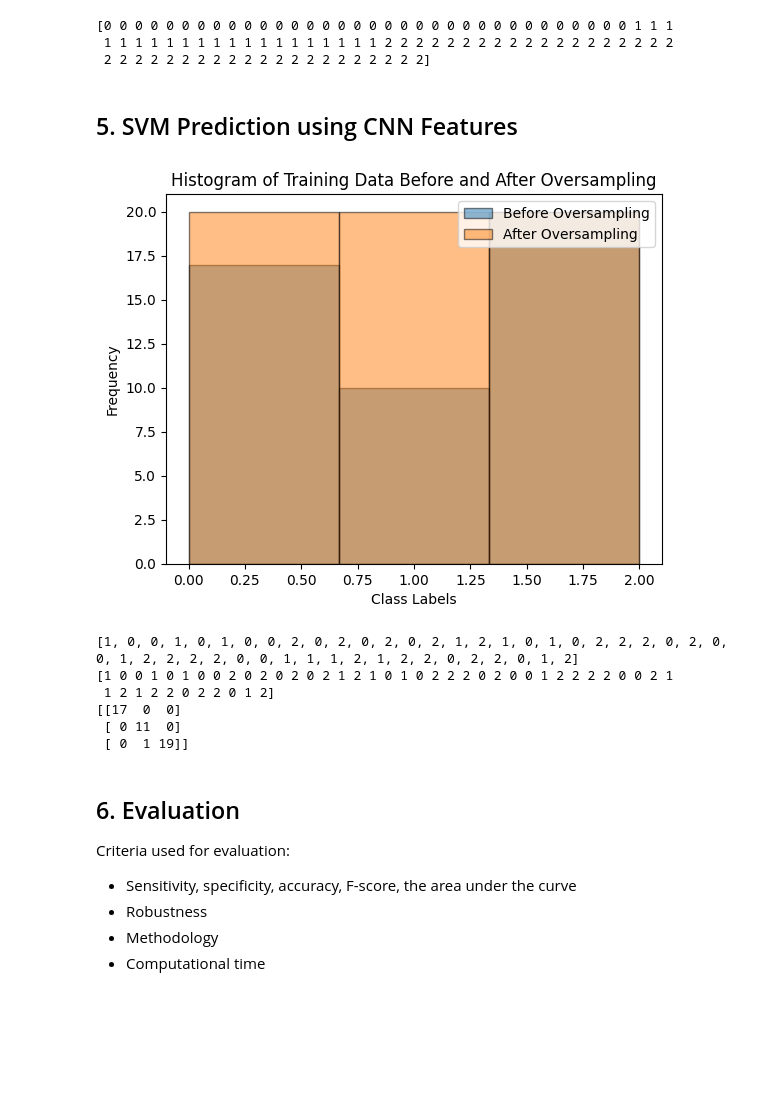
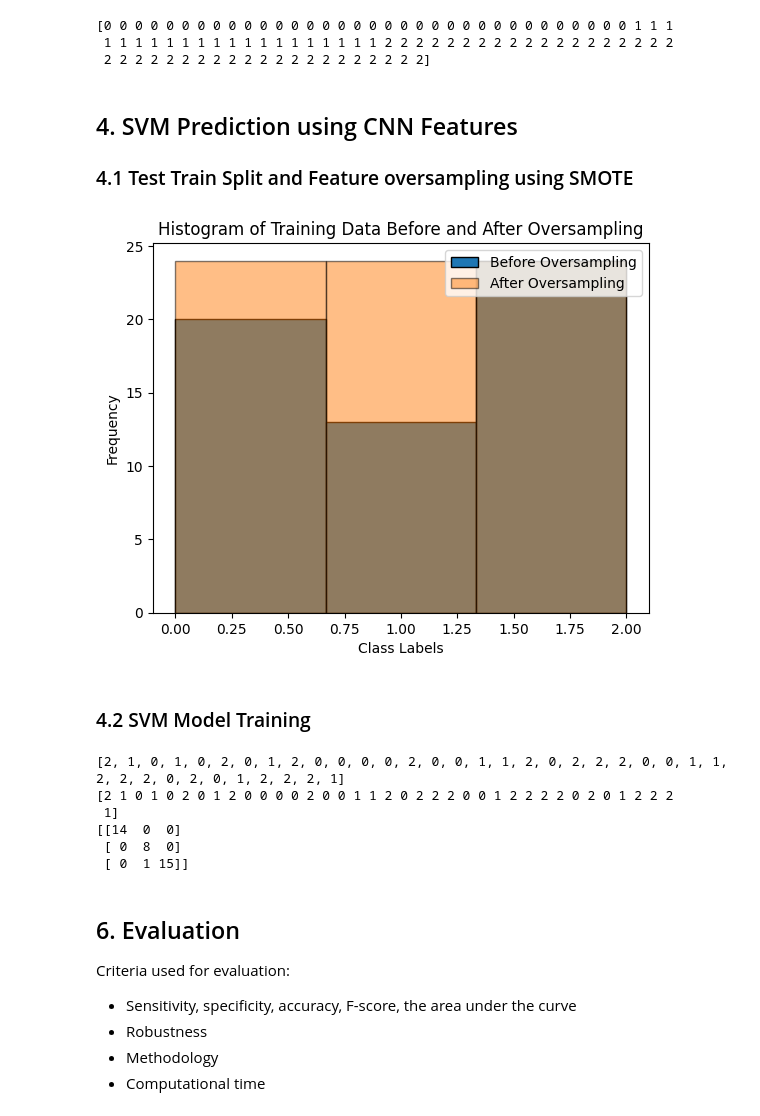
Before and after one commit to mo-gaafar/deep-retinal-classification-python, a Jupyter notebook: python/deep-classification.ipynb, the cells around one changed output. Cells and saved outputs as stored; diff of their text form; code cells hidden in the pictures; blank space fills up the shorter version.

```diff
--- a/python/deep-classification.ipynb
+++ b/python/deep-classification.ipynb
@@ -146,11 +124,16 @@ for class_name in classes:
 # %%
-# CNN Feature Extraction using GoogleLeNet Model
+# CNN Feature Extraction using CNN Model
 data_generator = tf.keras.preprocessing.image.ImageDataGenerator(preprocessing_function=preprocess_input)
-image_data = data_generator.flow_from_directory(directory='../input', target_size=(224, 224), batch_size=1, shuffle=False)
+image_data = data_generator.flow_from_directory(directory='../preprocessed_input', target_size=(224, 224), batch_size=1, shuffle=False)
 
 
 labels = image_data.classes
+class_names = list(image_data.class_indices.keys())
+
+# Extracting features using the CNN model for all the images
 features = model.predict(image_data)
+
+# Trying out the model with the previously selected image
 plt.imshow(features[0,:,:,0],cmap = 'afmhot')
 # %% [output]
 Found 95 images belonging to 3 classes.
@@ -164,65 +147,66 @@ print(image_data.classes)
  1 1 1 1 1 1 1 1 1 1 1 1 1 1 1 1 1 1 2 2 2 2 2 2 2 2 2 2 2 2 2 2 2 2 2 2 2
  2 2 2 2 2 2 2 2 2 2 2 2 2 2 2 2 2 2 2 2 2]
 # %% [markdown]
-## 5. SVM Prediction using CNN Features
+## 4. SVM Prediction using CNN Features
+### 4.1 Test Train Split and Feature oversampling using SMOTE
 # %%
-# flatten the features
+# Flatten the features
 flattened_features = features.reshape(features.shape[0], -1)
 
 # Split the data into training and testing sets with stratification
 features_train, features_test, labels_train, labels_test \
 = train_test_split(flattened_features,
                     labels,
-                    test_size=0.5,
-                    stratify=labels)
+                    test_size=0.4,
+                    stratify=labels,
+                    random_state=1254)
 
 # Imbalanced learning algorithm to create balanced training data
 smote = SMOTE(random_state=1254)
 features_oversampled , labels_oversampled = smote.fit_resample(features_train,
                                                             labels_train)
 
-
 # Plot histogram of training data before oversampling
 # Synthetic Minority Oversampling Technique (SMOTE)
-plt.hist(labels_train, bins=3, ec='black', alpha=0.5, label='Before Oversampling')
+plt.hist(labels_train, bins=3, ec='black', label='Before Oversampling')
 
 # Plot histogram of training data after oversampling
 plt.hist(labels_oversampled, bins=3, ec='black', alpha=0.5, label='After Oversampling')
 
 plt.title("Histogram of Training Data Before and After Oversampling")
 plt.xlabel("Class Labels")
 plt.ylabel("Frequency")
 plt.legend(loc='upper right')
 plt.show()
-
-
-
-# Train an SVM classifier on the oversampled training data
-cl = SVC(kernel='rbf', C=1.0, probability=True)
-cl.fit(features_oversampled, labels_oversampled)
-
-
-class_names = ['Drusen', 'Exudate', 'Normal', ...]
-predicted_class_name=[]
-# Classify the image using the SVM classifier
-for i in range(0, len(features_test)):
-    predicted_label = cl.predict(features_test)[i]
-    predicted_class_name.append(predicted_label)
-
-# Output the classification result
-print(predicted_class_name)
-print(labels_test)
-
-cm = confusion_matrix(labels_test, predicted_class_name)
-print(cm)
 # %% [output]
-[figure, old version]
+[figure, new version]
-[1, 0, 0, 1, 0, 1, 0, 0, 2, 0, 2, 0, 2, 0, 2, 1, 2, 1, 0, 1, 0, 2, 2, 2, 0, 2, 0, 0, 1, 2, 2, 2, 2, 0, 0, 1, 1, 1, 2, 1, 2, 2, 0, 2, 2, 0, 1, 2]
-[1 0 0 1 0 1 0 0 2 0 2 0 2 0 2 1 2 1 0 1 0 2 2 2 0 2 0 0 1 2 2 2 2 0 0 2 1
- 1 2 1 2 2 0 2 2 0 1 2]
-[[17  0  0]
- [ 0 11  0]
- [ 0  1 19]]
+# %% [markdown]
+### 4.2 SVM Model Training
+# %%
+# Train an SVM classifier on the oversampled training data using the RBF kernel
+cl = SVC(kernel='rbf', C=1.0, probability=True)
+cl.fit(features_oversampled, labels_oversampled)
+
+
+predicted_class_name=[]
+# Classify the image using the SVM classifier
+for i in range(0, len(features_test)):
+    predicted_label = cl.predict(features_test)[i]
+    predicted_class_name.append(predicted_label)
+
+# Output results and make confusion matrix
+print(predicted_class_name)
+print(labels_test)
+
+cm = confusion_matrix(labels_test, predicted_class_name)
+print(cm)
+# %% [output]
+[2, 1, 0, 1, 0, 2, 0, 1, 2, 0, 0, 0, 0, 2, 0, 0, 1, 1, 2, 0, 2, 2, 2, 0, 0, 1, 1, 2, 2, 2, 0, 2, 0, 1, 2, 2, 2, 1]
+[2 1 0 1 0 2 0 1 2 0 0 0 0 2 0 0 1 1 2 0 2 2 2 0 0 1 2 2 2 2 0 2 0 1 2 2 2
+ 1]
+[[14  0  0]
+ [ 0  8  0]
+ [ 0  1 15]]
 # %% [markdown]
 ## 6. Evaluation
 Criteria used for evaluation:
```
Also changed, not shown: parts of 12 cells of this notebook.
